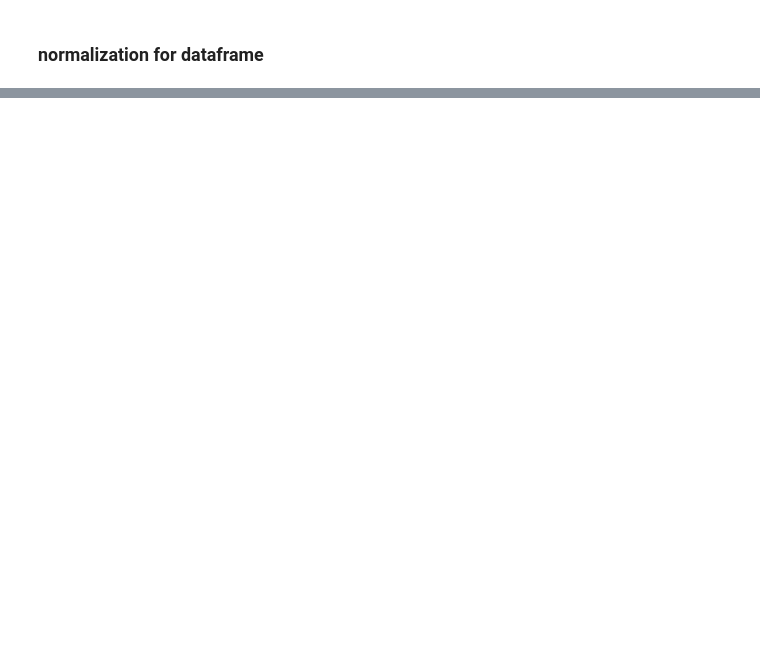
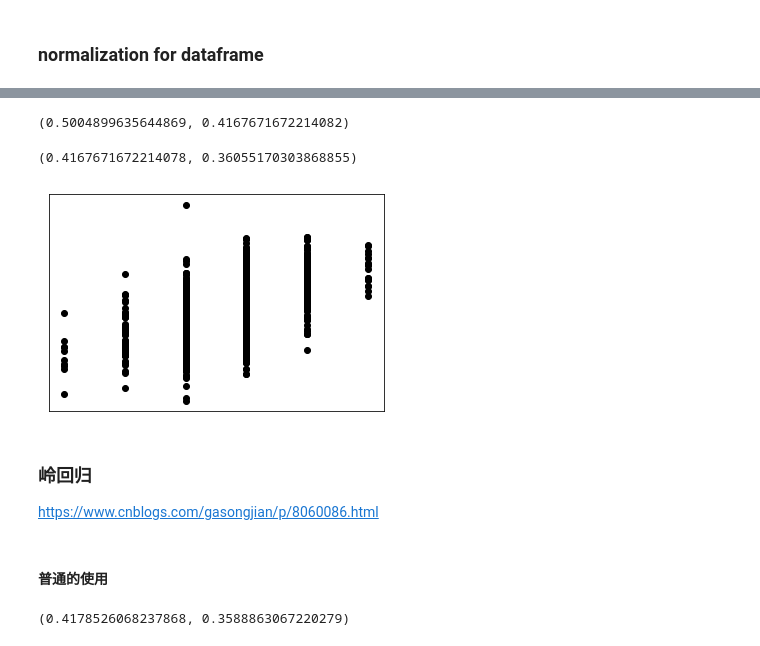
Before and after one commit to komais/chart, a Jupyter notebook: bin/mislabel/ML.ipynb, the cells around one changed output, grey strips where cells are left out. Saved outputs shown, nothing was run; the diff lists cells and outputs as text; code cells hidden in the pictures; blank space fills up the shorter version.

```diff
--- a/bin/mislabel/ML.ipynb
+++ b/bin/mislabel/ML.ipynb
@@ -123,0 +189,5 @@ tt.box_plot(xlabel='gene',ylabel='TPM',title='box plot for every gene')
+# %%
+df1 = pd.read_csv("../../data/mislabeled_samples/winequality-red.csv",sep=';')
+# %%
+X=df1.iloc[:,:-1]
+Y=pd.DataFrame(df1['quality'])
@@ -123,0 +198,27 @@ tt.box_plot(xlabel='gene',ylabel='TPM',title='box plot for every gene')
+# %%
+from sklearn import linear_model
+reg = linear_model.LinearRegression()
+reg.fit(X,Y)
+reg.coef_
+Z= reg.predict(X)
+# %%
+mystat.MAE(pd.DataFrame(Z)[0],Y.iloc[:,0]),mystat.MSE(pd.DataFrame(Z)[0],Y.iloc[:,0]),
+# %% [output]
+(0.5004899635644869, 0.4167671672214082)
+# %%
+sklearn.metrics.mean_squared_error(Y ,Z),sklearn.metrics.r2_score(Y,Z)
+# %% [output]
+(0.4167671672214078, 0.36055170303868855)
+# %%
+import matplotlib.pyplot as plt
+plt.scatter(Y, Z,  color='black')
+plt.xticks(())
+plt.yticks(())
+plt.show()
+# %% [output]
+[figure, added]
+# %% [markdown]
+### 岭回归
+https://www.cnblogs.com/gasongjian/p/8060086.html
+# %% [markdown]
+#### 普通的使用
@@ -123,0 +231,4 @@ tt.box_plot(xlabel='gene',ylabel='TPM',title='box plot for every gene')
+# %%
+sklearn.metrics.mean_squared_error(Y ,Z),sklearn.metrics.r2_score(Y,Z)
+# %% [output]
+(0.4178526068237868, 0.3588863067220279)
```
Also changed, not shown: parts of 33 cells of this notebook, 11 other files.
